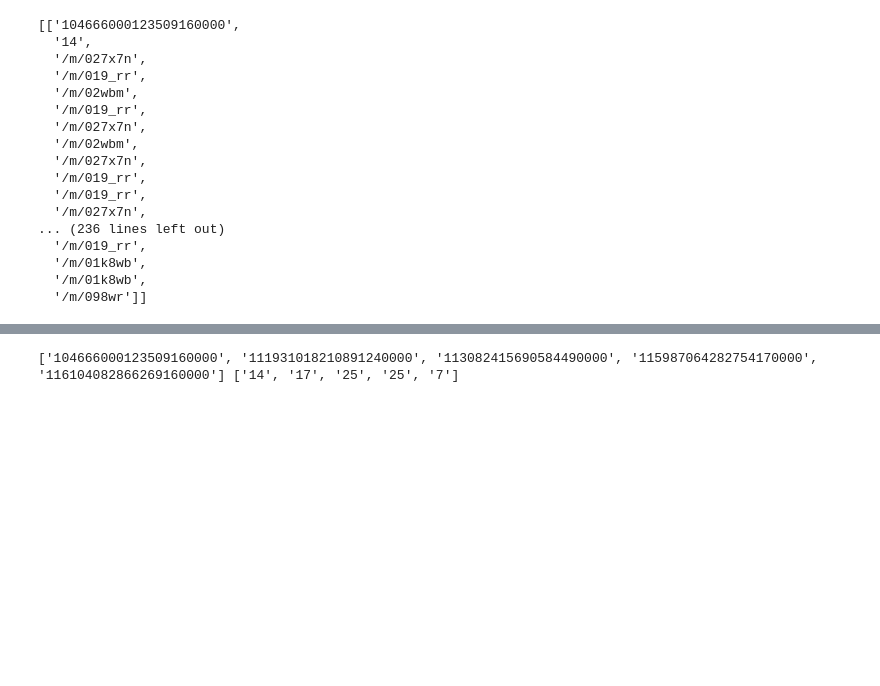
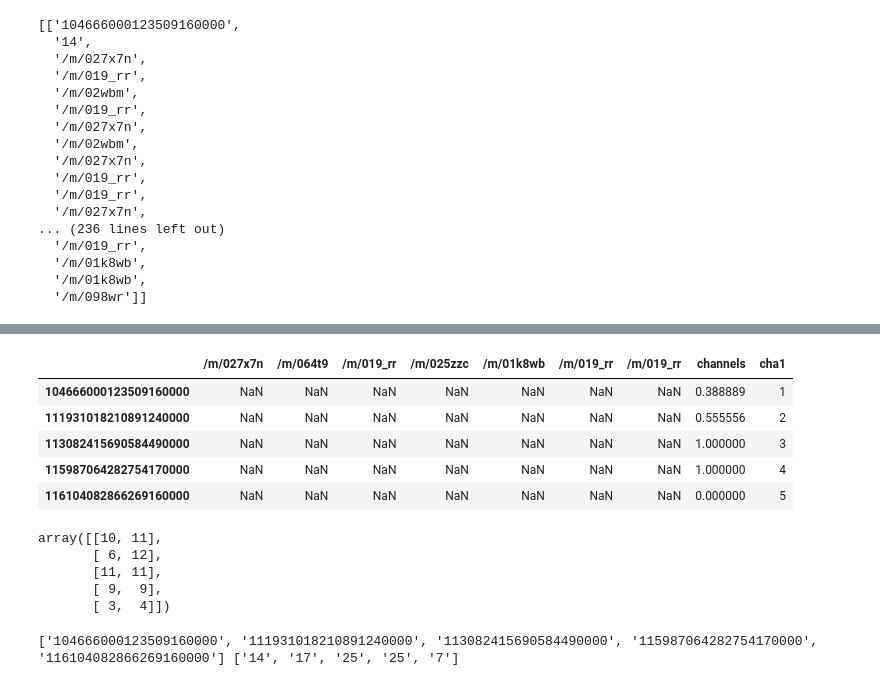
Before and after one commit to Homebrew-Computer-Club-1/side1-ml, a Jupyter notebook: matching_model.ipynb, the cells around one changed output, grey strips where cells are left out. Drawn from its saved outputs; the diff is of its cells as text; code cells hidden in the pictures; blank space fills up the shorter version.

```diff
--- a/matching_model.ipynb
+++ b/matching_model.ipynb
@@ -141 +175,5 @@ class DataPreprocessing(object):
         return df
+# %%
+df1 = pd.DataFrame(columns=dt.two_cate_list, index=dt.user_id)
+df1['channels'] = dt.channels_scaled
+df1
@@ -142,3 +187,21 @@ class DataPreprocessing(object):
+# %%
+df1['cha1'] = [1,2,3,4,5]
+df1
+# %% [output]
+|  | /m/027x7n | /m/064t9 | /m/019_rr | /m/025zzc | /m/01k8wb | /m/019_rr | /m/019_rr | channels | cha1 |
+| 104666000123509160000 | NaN | NaN | NaN | NaN | NaN | NaN | NaN | 0.388889 | 1 |
+| 111931018210891240000 | NaN | NaN | NaN | NaN | NaN | NaN | NaN | 0.555556 | 2 |
+| 113082415690584490000 | NaN | NaN | NaN | NaN | NaN | NaN | NaN | 1.000000 | 3 |
+| 115987064282754170000 | NaN | NaN | NaN | NaN | NaN | NaN | NaN | 1.000000 | 4 |
+| 116104082866269160000 | NaN | NaN | NaN | NaN | NaN | NaN | NaN | 0.000000 | 5 |
+# %%
+dt.weight_cate
+# %% [output]
+array([[10, 11],
+       [ 6, 12],
+       [11, 11],
+       [ 9,  9],
+       [ 3,  4]])
 # %%
 dt = DataPreprocessing()
 # %%
```
Also changed, not shown: parts of 16 cells of this notebook.
